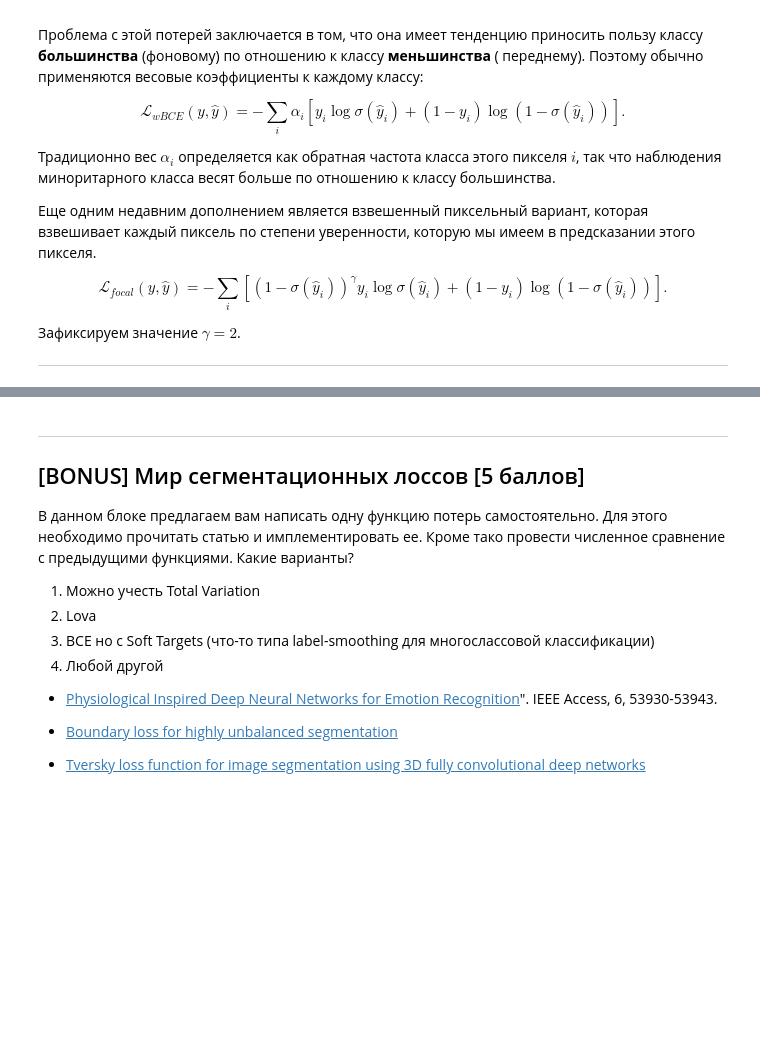
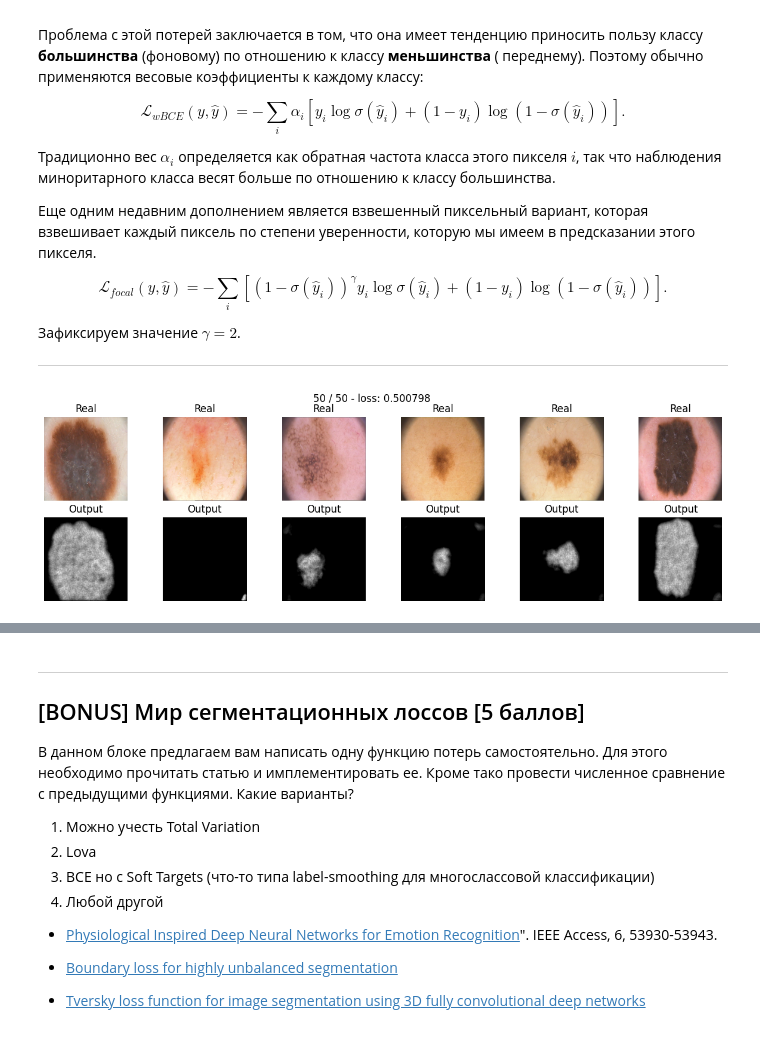
Before and after one commit to deouron/Deep_learning_school, a Jupyter notebook: Семантическая сегментация/[hw]semantic_segmentation.ipynb, the cells around one changed output, grey strips where cells are left out. Saved outputs shown, nothing was run; the diff lists cells and outputs as text; code cells hidden in the pictures; blank space fills up the shorter version.

```diff
--- a/Семантическая сегментация/[hw]semantic_segmentation.ipynb
+++ b/Семантическая сегментация/[hw]semantic_segmentation.ipynb
@@ -153,6 +171,29 @@ from time import time
 
 from matplotlib import rcParams
 rcParams['figure.figsize'] = (15,4)
+# %%
+def conv_double(in_channels=3, out_channels=32):
+    return nn.Sequential(
+        nn.Conv2d(in_channels=in_channels, out_channels=out_channels, kernel_size=(3, 3), padding=(1, 1)),
+        nn.BatchNorm2d(out_channels),
+        nn.ReLU(),
+        nn.Conv2d(in_channels=out_channels, out_channels=out_channels, kernel_size=(3, 3), padding=(1, 1)),
+        nn.BatchNorm2d(out_channels),
+        nn.ReLU()
+        )
+
+def conv_tripple(in_channels=3, out_channels=32, kernel_size=(3, 3), padding=(1, 1)):
+    return nn.Sequential(
+        nn.Conv2d(in_channels=in_channels, out_channels=out_channels, kernel_size=kernel_size, padding=padding),
+        nn.BatchNorm2d(out_channels),
+        nn.ReLU(),
+        nn.Conv2d(in_channels=out_channels, out_channels=out_channels, kernel_size=kernel_size, padding=padding),
+        nn.BatchNorm2d(out_channels),
+        nn.ReLU(),
+        nn.Conv2d(in_channels=out_channels, out_channels=out_channels, kernel_size=kernel_size, padding=padding),
+        nn.BatchNorm2d(out_channels),
+        nn.ReLU()
+        )
 # %%
 class SegNet(nn.Module):
     def __init__(self):
@@ -391,15 +470,20 @@ $$\mathcal L_{focal}(y, \hat y) = -\sum_i \left[\left(1-\sigma(\hat y_i)\right)^
 Зафиксируем значение $\gamma=2$.
 
 --------------------------------------------------------------------------------
-# %%
-def focal_loss(y_real, y_pred, eps = 1e-8, gamma = 2):
-    y_pred =  # hint: torch.clamp
-    return your_loss
+# %%
+def focal_loss(y_real, y_pred, eps = 1e-8, gamma = 2):
+    weight = torch.clamp(1. - torch.sigmoid(y_pred), eps)**gamma
+    loss = weight * y_real * torch.log(torch.clamp(torch.sigmoid(y_pred), eps)) + (1 - y_real) * torch.log(torch.clamp(1 - torch.sigmoid(y_pred), eps))
+    return -torch.mean(loss)
 # %%
+torch.cuda.empty_cache()
 model_focal = SegNet().to(device)
 
-max_epochs = 40
-optimaizer = optim.Adam(model_focal.parameters())
-train(model_focal, optimaizer, focal_loss, max_epochs, data_tr, data_val)
+max_epochs = 50
+optimaizer = torch.optim.Adam(model_focal.parameters())
+segnet_focal_train_loss, segnet_focal_val_loss, segnet_focal_val_acc = \
+    train(model_focal, optimaizer, focal_loss, max_epochs, data_tr, data_val)
+# %% [output]
+[figure, added]
 # %%
 score_model(model_focal, iou_pytorch, data_val)
```
Also changed, not shown: parts of 34 cells of this notebook.
